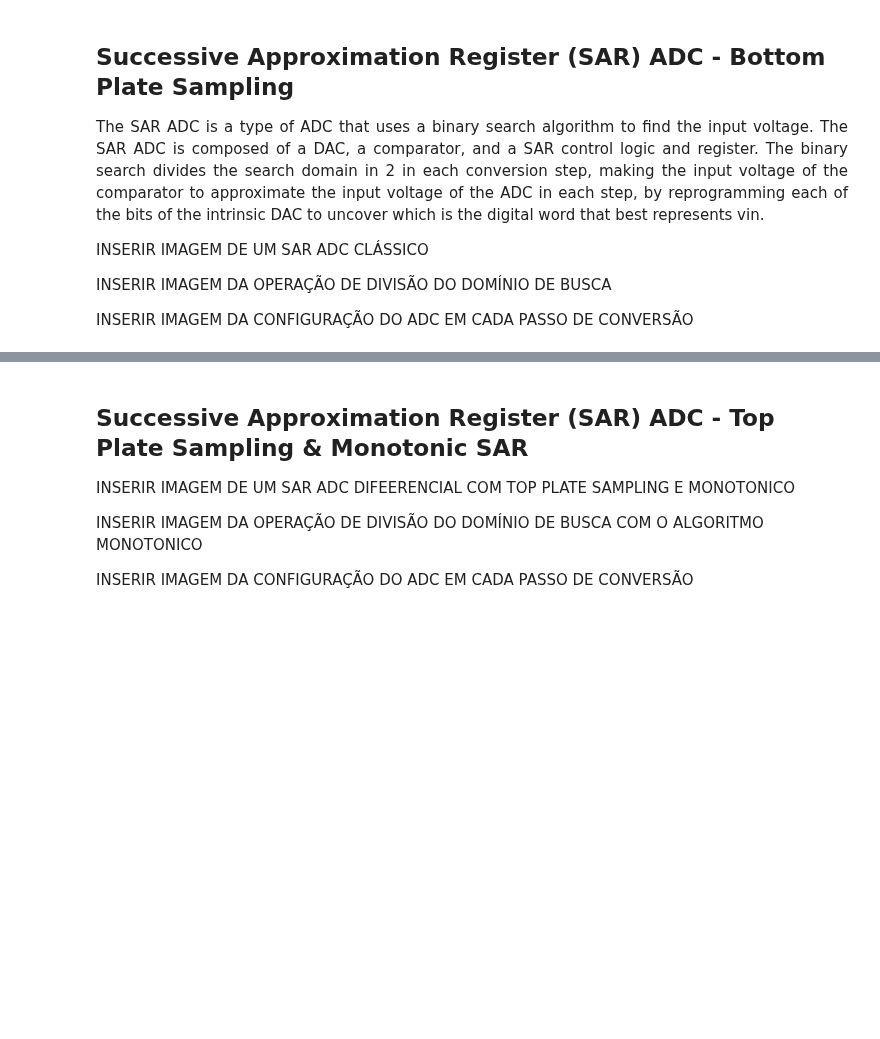
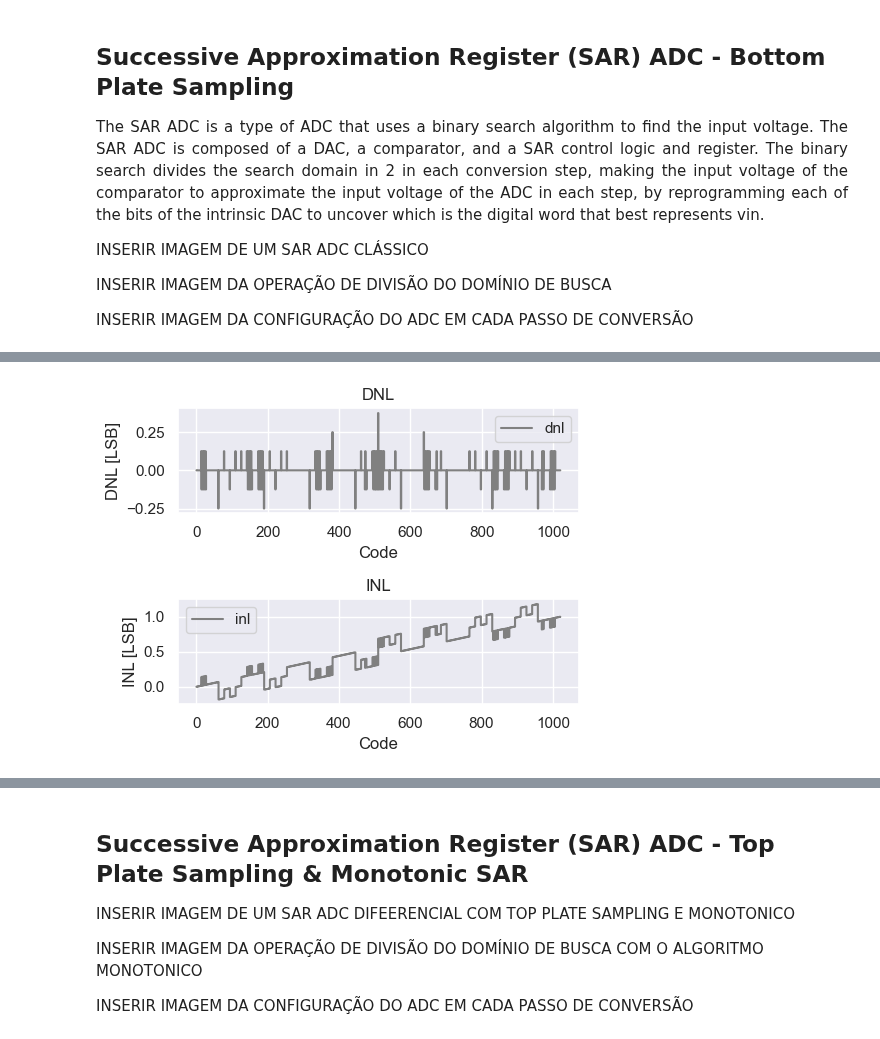
Before and after one commit to das-dias/signal-converters-notebooks, a Jupyter notebook: practical_classes/practical_class_10.ipynb, the cells around one changed output, grey strips where cells are left out. Drawn from its saved outputs; the diff is of its cells as text; code cells hidden in the pictures; blank space fills up the shorter version.

```diff
--- a/practical_classes/practical_class_10.ipynb
+++ b/practical_classes/practical_class_10.ipynb
@@ -14,0 +315,18 @@ INSERIR IMAGEM DA CONFIGURAÇÃO DO ADC EM CADA PASSO DE CONVERSÃO
+# %%
+# observe the inl and dnl
+fig, ax = plt.subplots(2,1,figsize=(5, 4))
+ax[1].step(dout_dec_trans, inl, label='inl', color='gray')
+ax[1].set_xlabel('Code')
+ax[1].set_ylabel('INL [LSB]')
+ax[1].set_title('INL')
+ax[1].grid(True)
+ax[1].legend()
+ax[0].step(dout_dec_trans[:-1], dnl, label='dnl', color='gray')
+ax[0].set_xlabel('Code')
+ax[0].set_ylabel('DNL [LSB]')
+ax[0].set_title('DNL')
+ax[0].grid(True)
+ax[0].legend()
+fig.tight_layout()
+# %% [output]
+[figure, added]
```
Also changed, not shown: parts of 42 cells of this notebook.
